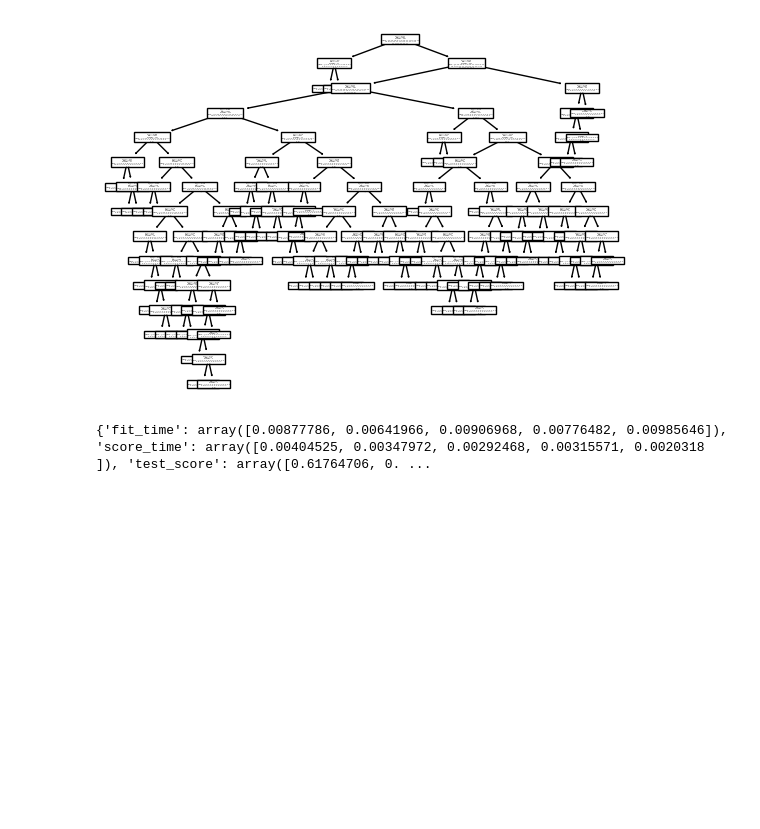
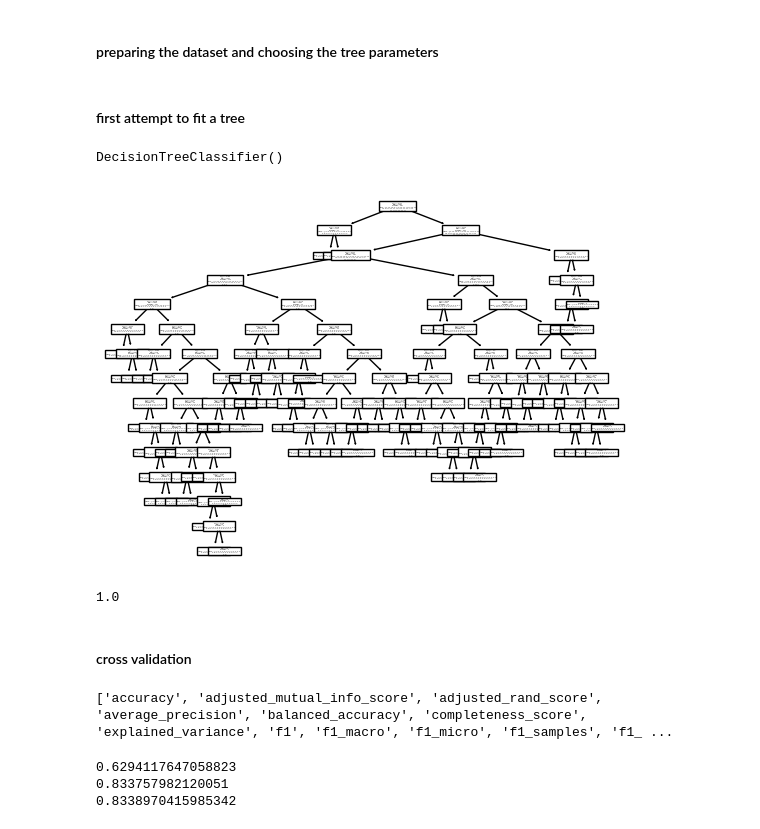
Before and after one commit to pettepiero/proglie, a Jupyter notebook: tree.ipynb, the cells around one changed output. Cells and saved outputs as stored; diff of their text form; code cells hidden in the pictures; blank space fills up the shorter version.

Commit message:
single tree modified

```diff
--- a/tree.ipynb
+++ b/tree.ipynb
@@ -6,7 +11,13 @@ from matplotlib import pyplot as plt
 # %%
 labels = ['class', 'spec_number', 'eccentr', 'asp_ratio', 'elong', 'solidity', 'stoch_conv', 'iso_factor', 'max_ind_depth', 'lobedness', 'av_intensity', 'av_contr', 'smooth', 'third_mom', 'unif', 'entropy']
 
+# note that the path is relative not absolute
 df = pd.read_csv(r'./leaf/leaf.csv', header = None, names = labels)
+
+# shuffling the dataframe
+df = df.sample(frac=1).reset_index()
+df = df.iloc[:, 1:17]   # needed to eliminate the old indexes column
+
 display(df)
 # %% [output]
 |  | class | spec_number | eccentr | asp_ratio | elong | solidity | stoch_conv | iso_factor | max_ind_depth | ... |
@@ -24,2 +35,4 @@ display(df)
 340 rows × 16 columns
+# %% [markdown]
+#### preparing the dataset and choosing the tree parameters
 # %%
@@ -28,13 +39,53 @@ t = tree.DecisionTreeClassifier()
 x = df.iloc[:, 1:16]
 y = df.iloc[:, 0]
+# %%
+# initializing trees
+
+# min_sample_split is the minimum number of observations allowed in a node to perform a split
+# criterion is the index used while splitting to find the best branch
+# min_impurity_decrease is minimum amount of impurity decrease after a split allowed to perform a split
+
+t_first = tree.DecisionTreeClassifier(min_samples_split=2, criterion='gini', min_impurity_decrease=0.)
+t = tree.DecisionTreeClassifier(min_samples_split=10, criterion='gini', min_impurity_decrease=0.)
+# %% [markdown]
+#### first attempt to fit a tree
+# %%
+t_first.fit(x, y)
+# %% [output]
+DecisionTreeClassifier()
 # %%
-tree.plot_tree(t)
-plt.savefig("tree", dpi=100)
+tree.plot_tree(t_first)
+plt.savefig("tree", dpi=1000)
 # %% [output]
-[figure, old version]
+[figure, new version]
-# %%
-effect = cross_validate(t, x, y, cv = )
-
-print(effect)
-# %% [output]
-{'fit_time': array([0.00877786, 0.00641966, 0.00906968, 0.00776482, 0.00985646]), 'score_time': array([0.00404525, 0.00347972, 0.00292468, 0.00315571, 0.0020318 ]), 'test_score': array([0.61764706, 0. ...
+# %%
+# prints effectiveness (should be maximum because min_sample_split=2)
+
+print(t_first.score(x, y))
+# %% [output]
+1.0
+# %% [markdown]
+#### cross validation
+# %%
+# names of all effectivness indexes available in sklearn
+# note that roc_auc doesn't work in cv because it is a multiclass classification (we need to specify
+# ovo or ovr) and that all roc_auc variants don't work in loocv because the testing sets contain
+# only one observation
+
+print(metrics.get_scorer_names())
+# %% [output]
+['accuracy', 'adjusted_mutual_info_score', 'adjusted_rand_score', 'average_precision', 'balanced_accuracy', 'completeness_score', 'explained_variance', 'f1', 'f1_macro', 'f1_micro', 'f1_samples', 'f1_ ...
+# %%
+# k-fold cross validation
+
+k = 5
+
+effect_cv = cross_validate(t, x, y, cv=k, scoring=('accuracy', 'roc_auc_ovo', 'roc_auc_ovr'))
+
+print(mean(effect_cv['test_accuracy']))
+print(mean(effect_cv['test_roc_auc_ovo']))
+print(mean(effect_cv['test_roc_auc_ovr']))
+# %% [output]
+0.6294117647058823
+0.833757982120051
+0.8338970415985342
```
Also changed, not shown: parts of 5 cells of this notebook, 2 other files.
